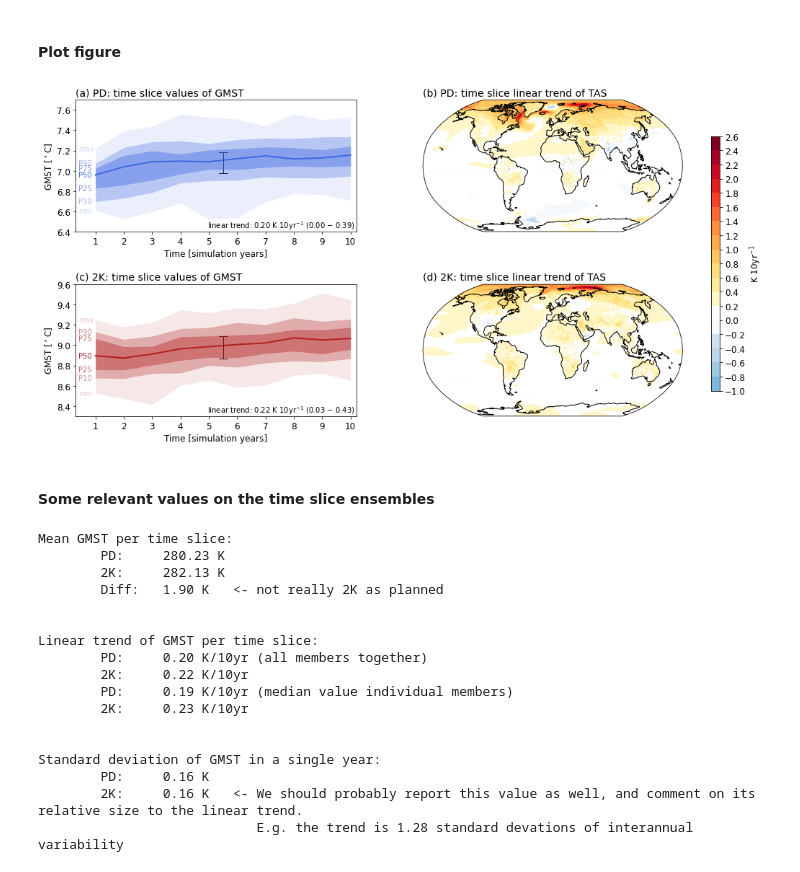
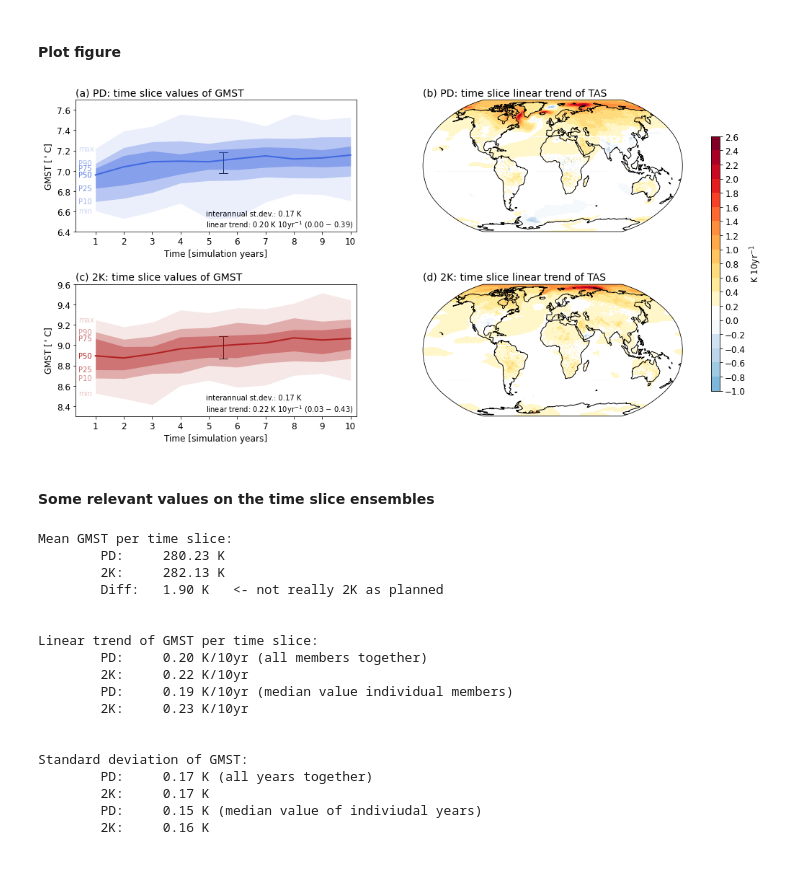
Before and after one commit to lmuntjewerf/paper_figures_KNMI-LENTIS, a Jupyter notebook: DataDescr_10yeartrend.ipynb, the cells around one changed output. Cells and saved outputs as stored; diff of their text form; code cells hidden in the pictures.

```diff
--- a/DataDescr_10yeartrend.ipynb
+++ b/DataDescr_10yeartrend.ipynb
@@ -72,8 +72,8 @@ def plot_RangeGMSTValues(da_gmst,da_gmst_slopes,da_gmst_ens_slope,colour,title,x
     y_bot = np.floor((da_gmst.mean()-yrange/2)*10)/10
     plt.ylim(y_bot,y_bot+yrange)
     # add information linear regression values
-    text = f"linear trend: {da_gmst_ens_slope.values*10:.2f} K 10yr$^{{-1}}$ ({da_gmst_slopes.quantile(.1).values*10:.2f} $-$ {da_gmst_slopes.quantile(.9).values*10:.2f})"
-    plt.text(10.15,y_bot+.06,f"{text}",fontsize=10,ha='right',va='center',color=colour3)
+    text = f"interannual st.dev.: {da_gmst.std().values:.2f} K\nlinear trend: {da_gmst_ens_slope.values*10:.2f} K 10yr$^{{-1}}$ ({da_gmst_slopes.quantile(.1).values*10:.2f} $-$ {da_gmst_slopes.quantile(.9).values*10:.2f})"
+    plt.text(4.9,y_bot+.015,f"{text}",fontsize=10,ha='left',va='bottom',color=colour3)
 def plot_TrendMap(da_slope,title):
     # define colour levels, colours
     clevs = np.arange(-1,2.61,.2)
@@ -92,34 +92,34 @@ def plot_TrendMap(da_slope,title):
     return colourmap
 
 fig,ax1 = plt.subplots(figsize=(14,7))
 plt.subplots_adjust(left=0.05, bottom=0.08, right=.9, top=0.95, hspace=.4)
 colour1 = 'royalblue'
 colour2 = 'firebrick'
 colour3 = 'black'
 # GMST time series: PD
 ax = plt.subplot(2,2,1)
 plot_RangeGMSTValues(da_gmst_PD,da_gmst_slope_PD,da_gmst_ens_slope_PD,colour1,'(a) PD: time slice values of GMST')#,xlabel=False)
 # GMST time series: 2K
 ax = plt.subplot(2,2,3)
 plot_RangeGMSTValues(da_gmst_2K,da_gmst_slope_2K,da_gmst_ens_slope_2K,colour2,'(c) 2K: time slice values of GMST')
 
 # Trend map: PD
 ax = plt.subplot(2,2,2,projection=ccrs.Robinson())
 colourmap = plot_TrendMap(da_tas_ens_slope_PD,'(b) PD: time slice linear trend of TAS')
 # Trend map: 2C
 ax = plt.subplot(2,2,4,projection=ccrs.Robinson())
 _ = plot_TrendMap(da_tas_ens_slope_2K,'(d) 2K: time slice linear trend of TAS')
 # Legend
 cbar_ax = fig.add_axes([.925,0.15,.012,.7]) #xpos,ypos,xlen,ylen
 cbar = plt.colorbar(colourmap,orientation='vertical',cax=cbar_ax)#,extend='max'
 cbar.set_label(f"K 10yr$^{{-1}}$", rotation=90, fontsize=12)
 cbar.set_ticks(np.arange(-1,2.61,.2))
 cbar.ax.tick_params(labelsize=12)
 plt.savefig('fig_datadescr_10yrtrend.pdf')
 
 plt.show()
 # %% [output]
-[figure, old version]
+[figure, new version]
 # %% [markdown]
 #### Some relevant values on the time slice ensembles
 # %%
@@ -130,7 +130,7 @@ text = f"Linear trend of GMST per time slice:\n\tPD:\t{da_gmst_ens_slope_PD.valu
 text = text+f"\n\tPD:\t{da_gmst_slope_PD.quantile(.5).values*10:.2f} K/10yr (median value individual members)\n\t2K:\t{da_gmst_slope_2K.quantile(.5).values*10:.2f} K/10yr"
 print(text)
 print('\n')
-text = f"Standard deviation of GMST in a single year:\n\tPD:\t{da_gmst_PD.std(dim='ens').mean().values:.2f} K\n\t2K:\t{da_gmst_2K.std(dim='ens').mean().values:.2f} K   <- We should probably report this value as well, and comment on its relative size to the linear trend.\n\t\t            E.g. the trend is {(da_gmst_ens_slope_PD.values*10/da_gmst_PD.std(dim='ens').mean().values):.2f} standard devations of interannual variability"
+text = f"Standard deviation of GMST:\n\tPD:\t{da_gmst_PD.std().values:.2f} K (all years together)\n\t2K:\t{da_gmst_2K.std().values:.2f} K\n\tPD:\t{da_gmst_PD.std(dim='ens').median().values:.2f} K (median value of indiviudal years)\n\t2K:\t{da_gmst_2K.std(dim='ens').median().values:.2f} K"
 print(text)
 # %% [output]
 Mean GMST per time slice:
@@ -146,7 +146,8 @@ Linear trend of GMST per time slice:
         2K:     0.23 K/10yr
 
 
-Standard deviation of GMST in a single year:
-        PD:     0.16 K
-        2K:     0.16 K   <- We should probably report this value as well, and comment on its relative size to the linear trend.
-                            E.g. the trend is 1.28 standard devations of interannual variability
+Standard deviation of GMST:
+        PD:     0.17 K (all years together)
+        2K:     0.17 K
+        PD:     0.15 K (median value of indiviudal years)
+        2K:     0.16 K
```
Also changed, not shown: parts of 1 cell of this notebook, 3 other files.
